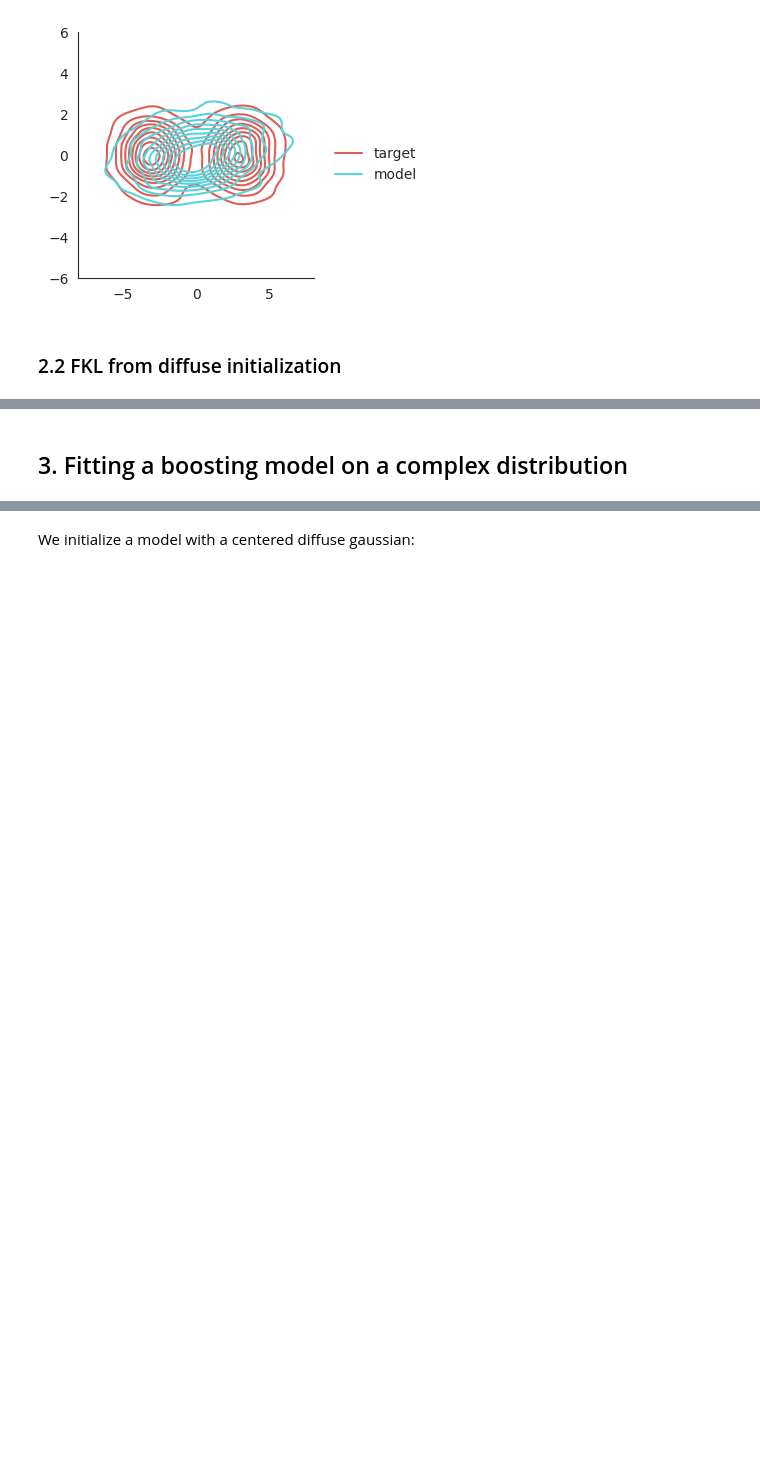
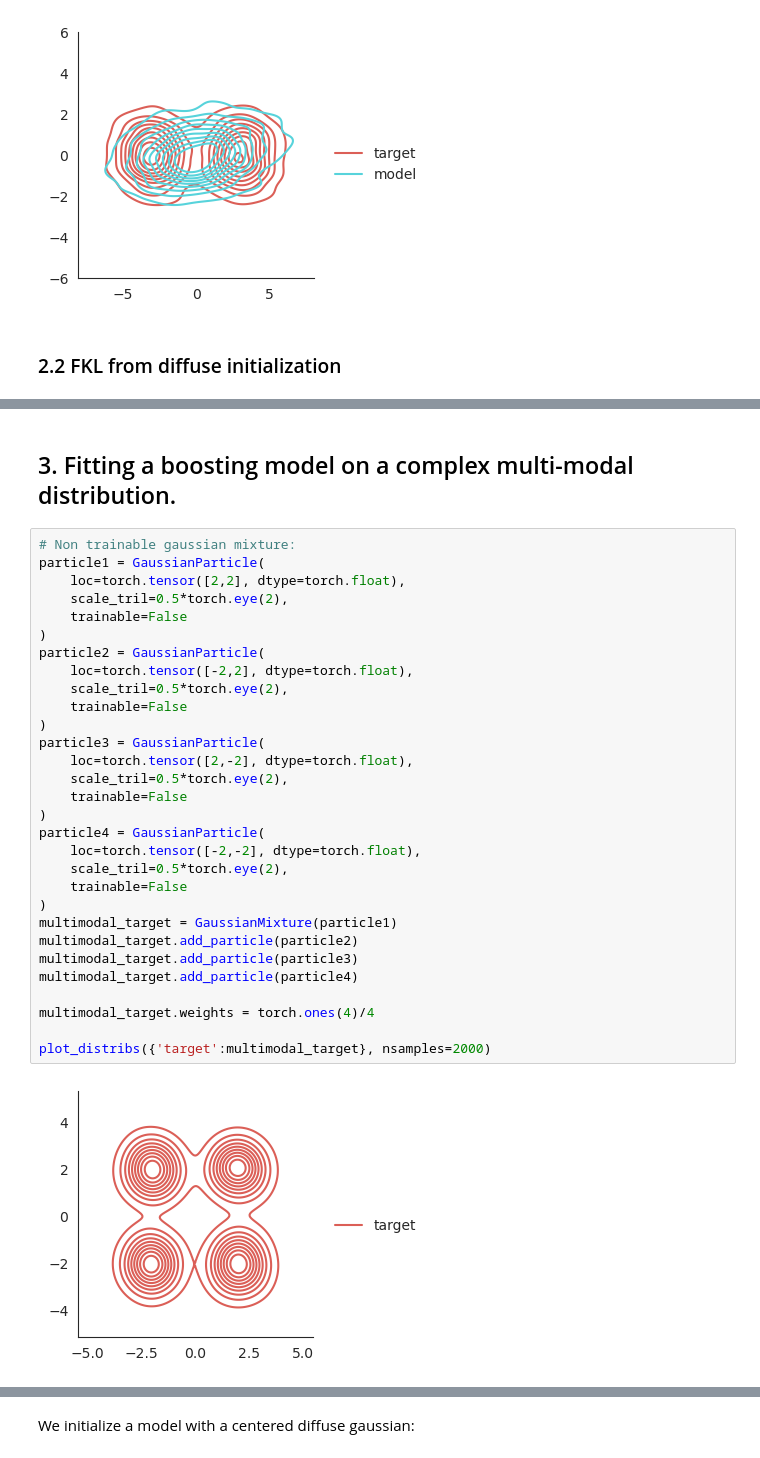
Before and after one commit to eugeneberta/mva-bml, a Jupyter notebook: ImportanceSamplingFKL.ipynb, the cells around one changed output, grey strips where cells are left out. Drawn from its saved outputs; the diff is of its cells as text; blank space fills up the shorter version.

Commit message:
multimodal experiment

```diff
--- a/ImportanceSamplingFKL.ipynb
+++ b/ImportanceSamplingFKL.ipynb
@@ -273,2 +273,34 @@ plt.ylim([-6, 6])
 # %% [markdown]
-## 3. Fitting a boosting model on a complex distribution
+## 3. Fitting a boosting model on a complex multi-modal distribution.
+# %%
+# Non trainable gaussian mixture:
+particle1 = GaussianParticle(
+    loc=torch.tensor([2,2], dtype=torch.float),
+    scale_tril=0.5*torch.eye(2),
+    trainable=False
+)
+particle2 = GaussianParticle(
+    loc=torch.tensor([-2,2], dtype=torch.float),
+    scale_tril=0.5*torch.eye(2),
+    trainable=False
+)
+particle3 = GaussianParticle(
+    loc=torch.tensor([2,-2], dtype=torch.float),
+    scale_tril=0.5*torch.eye(2),
+    trainable=False
+)
+particle4 = GaussianParticle(
+    loc=torch.tensor([-2,-2], dtype=torch.float),
+    scale_tril=0.5*torch.eye(2),
+    trainable=False
+)
+multimodal_target = GaussianMixture(particle1)
+multimodal_target.add_particle(particle2)
+multimodal_target.add_particle(particle3)
+multimodal_target.add_particle(particle4)
+
+multimodal_target.weights = torch.ones(4)/4
+
+plot_distribs({'target':multimodal_target}, nsamples=2000)
+# %% [output]
+[figure, added]
```
Also changed, not shown: parts of 17 cells of this notebook.
